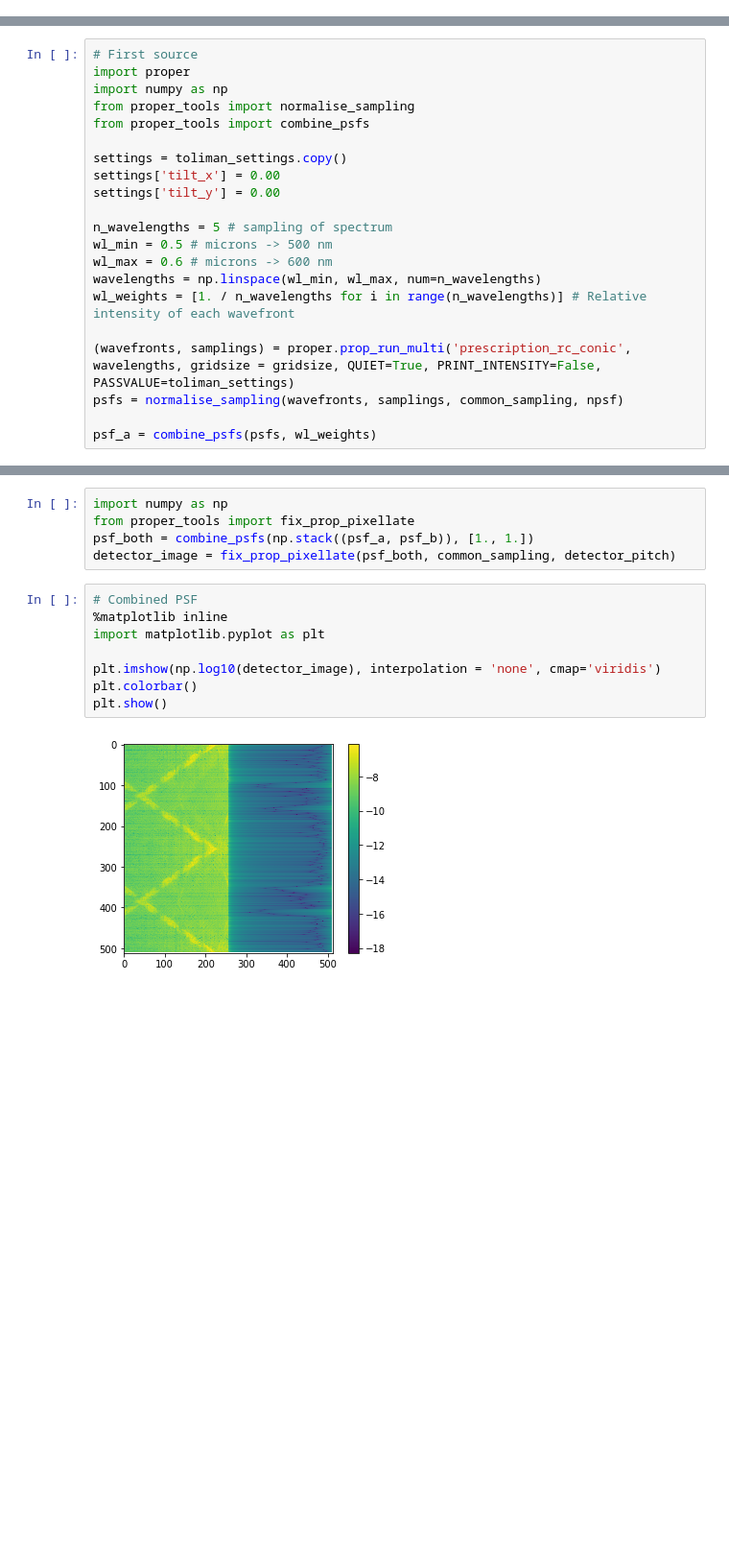
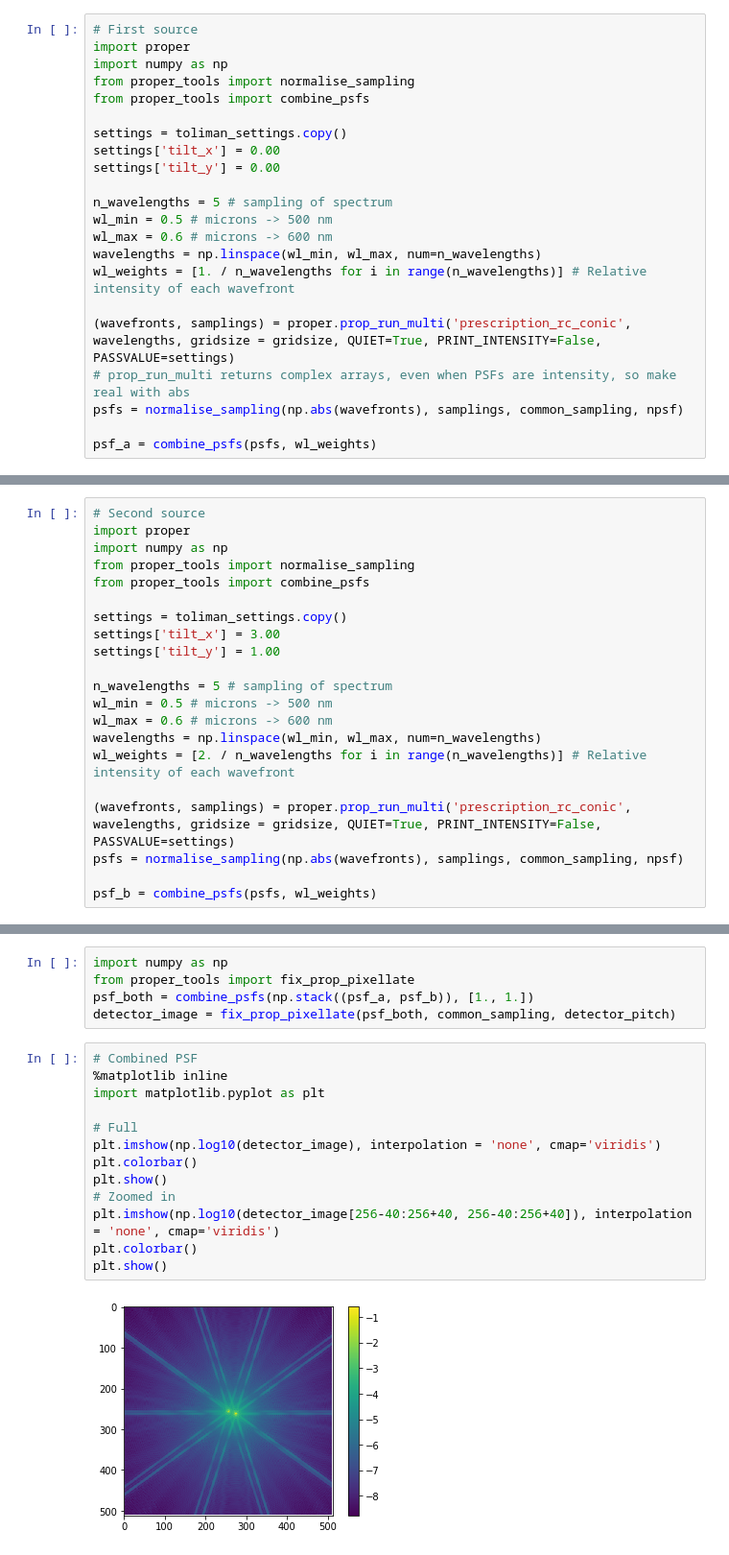
Before and after one commit to benjaminpope/toliman, a Jupyter notebook: image_modelling/toliman PROPER dual sources.ipynb, the cells around one changed output, grey strips where cells are left out. Shown at 96% size. Drawn from its saved outputs; the diff is of its cells as text; blank space fills up the shorter version.

Commit message:
Added workaround for PROPER casting multispectral intensity output to complex128

```diff
--- a/image_modelling/toliman PROPER dual sources.ipynb
+++ b/image_modelling/toliman PROPER dual sources.ipynb
@@ -22,3 +22,25 @@ detector_pitch = 11.0e-6 # m/pixel on detector
 npixels = 512 # Size of detector, in pixels
 npsf = npixels*2
 common_sampling = detector_pitch/2. # for Nyquist
+# %%
+# First source
+import proper
+import numpy as np
+from proper_tools import normalise_sampling
+from proper_tools import combine_psfs
+
+settings = toliman_settings.copy()
+settings['tilt_x'] = 0.00
+settings['tilt_y'] = 0.00
+
+n_wavelengths = 5 # sampling of spectrum
+wl_min = 0.5 # microns -> 500 nm
+wl_max = 0.6 # microns -> 600 nm
+wavelengths = np.linspace(wl_min, wl_max, num=n_wavelengths)
+wl_weights = [1. / n_wavelengths for i in range(n_wavelengths)] # Relative intensity of each wavefront
+
+(wavefronts, samplings) = proper.prop_run_multi('prescription_rc_conic', wavelengths, gridsize = gridsize, QUIET=True, PRINT_INTENSITY=False, PASSVALUE=settings)
+# prop_run_multi returns complex arrays, even when PSFs are intensity, so make real with abs
+psfs = normalise_sampling(np.abs(wavefronts), samplings, common_sampling, npsf)
+
+psf_a = combine_psfs(psfs, wl_weights)
@@ -25,21 +59,21 @@ common_sampling = detector_pitch/2. # for Nyquist
 # %%
-# First source
+# Second source
 import proper
 import numpy as np
 from proper_tools import normalise_sampling
 from proper_tools import combine_psfs
 
 settings = toliman_settings.copy()
-settings['tilt_x'] = 0.00
-settings['tilt_y'] = 0.00
+settings['tilt_x'] = 3.00
+settings['tilt_y'] = 1.00
 
 n_wavelengths = 5 # sampling of spectrum
 wl_min = 0.5 # microns -> 500 nm
 wl_max = 0.6 # microns -> 600 nm
 wavelengths = np.linspace(wl_min, wl_max, num=n_wavelengths)
-wl_weights = [1. / n_wavelengths for i in range(n_wavelengths)] # Relative intensity of each wavefront
+wl_weights = [2. / n_wavelengths for i in range(n_wavelengths)] # Relative intensity of each wavefront
 
-(wavefronts, samplings) = proper.prop_run_multi('prescription_rc_conic', wavelengths, gridsize = gridsize, QUIET=True, PRINT_INTENSITY=False, PASSVALUE=toliman_settings)
-psfs = normalise_sampling(wavefronts, samplings, common_sampling, npsf)
+(wavefronts, samplings) = proper.prop_run_multi('prescription_rc_conic', wavelengths, gridsize = gridsize, QUIET=True, PRINT_INTENSITY=False, PASSVALUE=settings)
+psfs = normalise_sampling(np.abs(wavefronts), samplings, common_sampling, npsf)
 
-psf_a = combine_psfs(psfs, wl_weights)
+psf_b = combine_psfs(psfs, wl_weights)
@@ -96,10 +97,15 @@ detector_image = fix_prop_pixellate(psf_both, common_sampling, detector_pitch)
 # %%
 # Combined PSF
 %matplotlib inline
 import matplotlib.pyplot as plt
 
+# Full
 plt.imshow(np.log10(detector_image), interpolation = 'none', cmap='viridis')
 plt.colorbar()
 plt.show()
+# Zoomed in
+plt.imshow(np.log10(detector_image[256-40:256+40, 256-40:256+40]), interpolation = 'none', cmap='viridis')
+plt.colorbar()
+plt.show()
 # %% [output]
-[figure, old version]
+[figure, new version]
```
Also changed, not shown: parts of 5 cells of this notebook.
